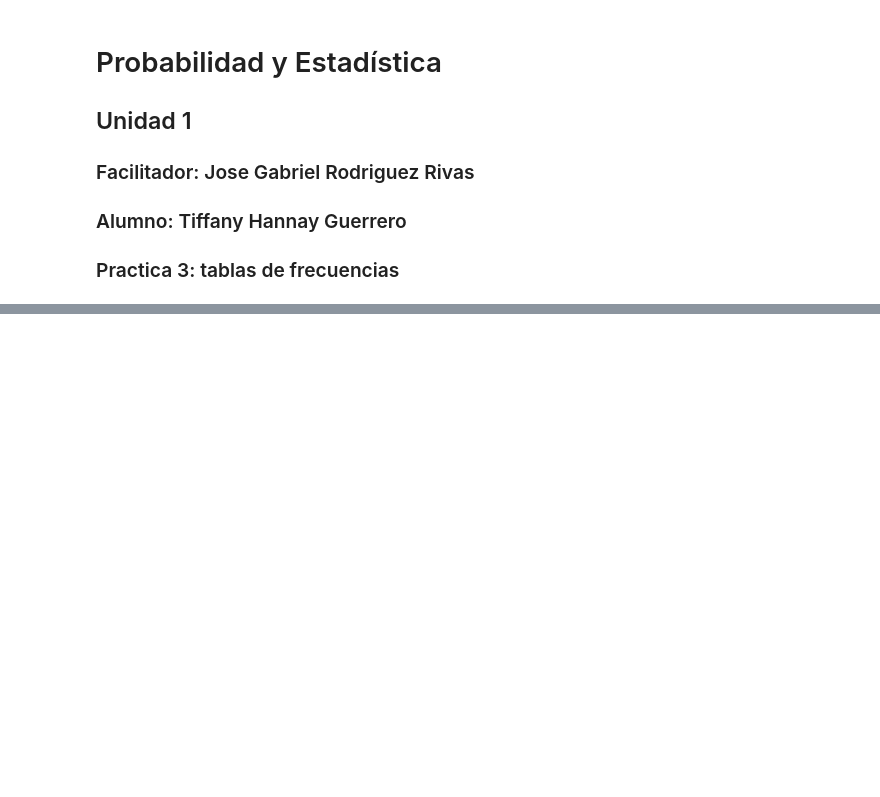
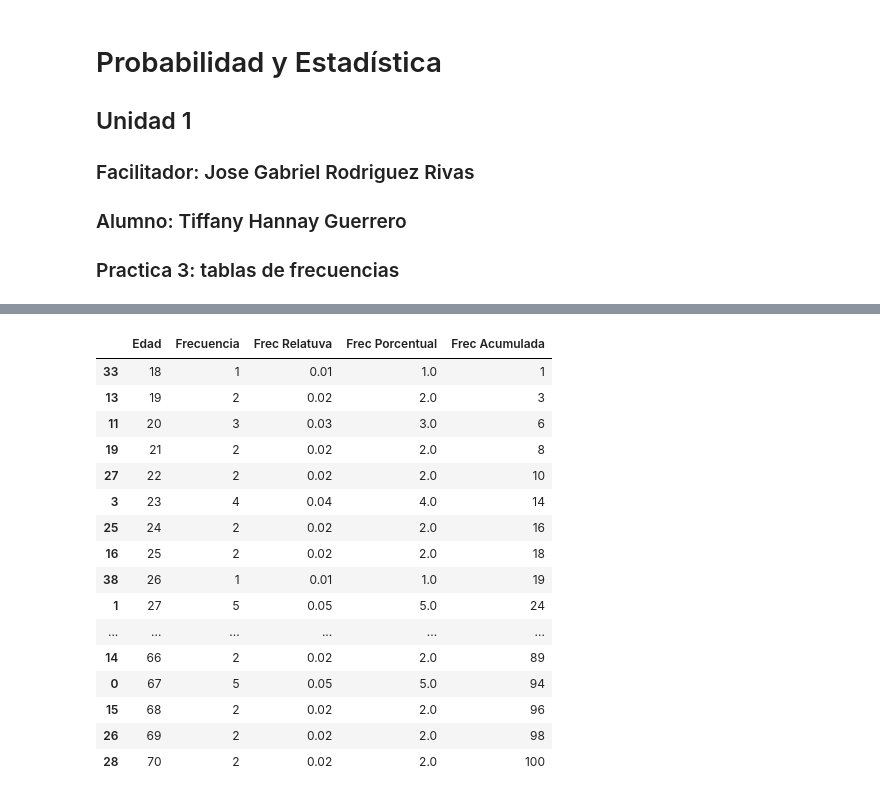
Before and after one commit to 25040992-hann/Probabilidad-, a Jupyter notebook: Unidad1/practica3.ipynb, the cells around one changed output, grey strips where cells are left out. Saved outputs shown, nothing was run; the diff lists cells and outputs as text; code cells hidden in the pictures; blank space fills up the shorter version.

```diff
--- a/Unidad1/practica3.ipynb
+++ b/Unidad1/practica3.ipynb
@@ -85,0 +86,3 @@ tabla_frecuencias
+# %%
+tabla_frecuencias['Frec Porcentual'] = tabla_frecuencias['Frecuencia'] / 100*100
+tabla_frecuencias
@@ -85,0 +107,21 @@ tabla_frecuencias
+# %%
+tabla_frecuencias['Frec Acumulada'] = tabla_frecuencias['Frecuencia'].cumsum()
+tabla_frecuencias
+# %% [output]
+|  | Edad | Frecuencia | Frec Relatuva | Frec Porcentual | Frec Acumulada |
+| 33 | 18 | 1 | 0.01 | 1.0 | 1 |
+| 13 | 19 | 2 | 0.02 | 2.0 | 3 |
+| 11 | 20 | 3 | 0.03 | 3.0 | 6 |
+| 19 | 21 | 2 | 0.02 | 2.0 | 8 |
+| 27 | 22 | 2 | 0.02 | 2.0 | 10 |
+| 3 | 23 | 4 | 0.04 | 4.0 | 14 |
+| 25 | 24 | 2 | 0.02 | 2.0 | 16 |
+| 16 | 25 | 2 | 0.02 | 2.0 | 18 |
+| 38 | 26 | 1 | 0.01 | 1.0 | 19 |
+| 1 | 27 | 5 | 0.05 | 5.0 | 24 |
+| ... | ... | ... | ... | ... | ... |
+| 14 | 66 | 2 | 0.02 | 2.0 | 89 |
+| 0 | 67 | 5 | 0.05 | 5.0 | 94 |
+| 15 | 68 | 2 | 0.02 | 2.0 | 96 |
+| 26 | 69 | 2 | 0.02 | 2.0 | 98 |
+| 28 | 70 | 2 | 0.02 | 2.0 | 100 |
```
Also changed, not shown: parts of 5 cells of this notebook.
